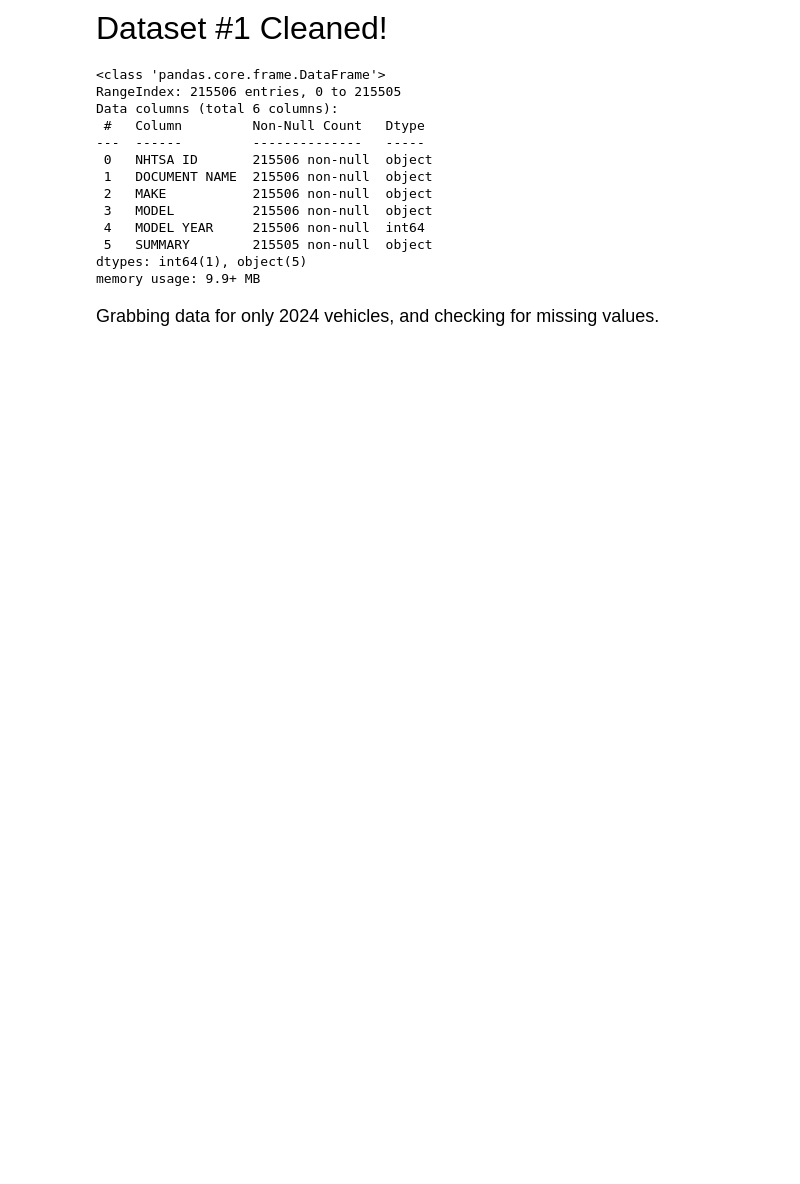
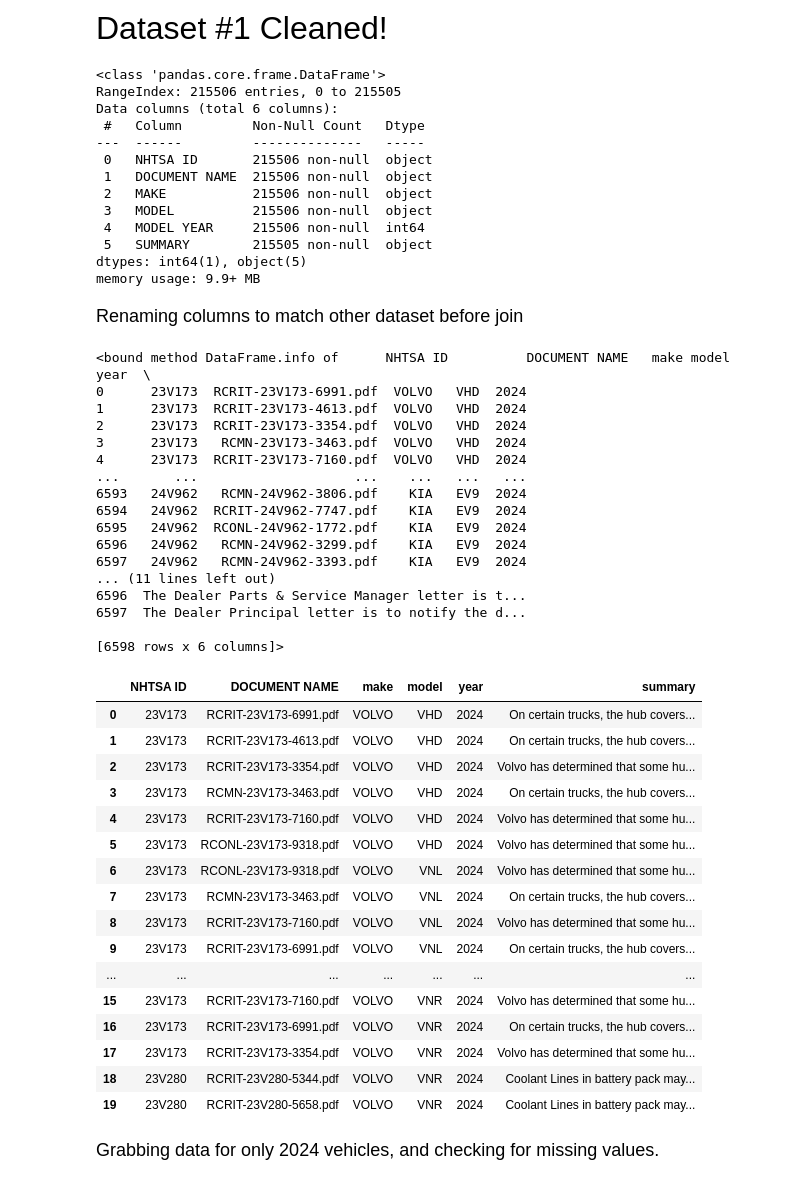
Before and after one commit to ellioc/VehicleRecalls2024, a Jupyter notebook: car_report.ipynb, the cells around one changed output. Cells and saved outputs as stored; diff of their text form; code cells hidden in the pictures; blank space fills up the shorter version.

```diff
--- a/car_report.ipynb
+++ b/car_report.ipynb
@@ -148,6 +135,50 @@ Data columns (total 6 columns):
  5   SUMMARY        215505 non-null  object
 dtypes: int64(1), object(5)
 memory usage: 9.9+ MB
+# %% [markdown]
+<font size = 4> Renaming columns to match other dataset before join
+# %%
+df_rcl.rename(columns={'MODEL YEAR': 'year'}, inplace=True)
+df_rcl.rename(columns={'MAKE': 'make'}, inplace=True)
+df_rcl.rename(columns={'MODEL': 'model'}, inplace=True)
+df_rcl.rename(columns={'SUMMARY': 'summary'}, inplace=True)
+print(df_rcl.info)
+df_rcl.head(20)
+# %% [output]
+<bound method DataFrame.info of      NHTSA ID          DOCUMENT NAME   make model  year  \
+0      23V173  RCRIT-23V173-6991.pdf  VOLVO   VHD  2024
+1      23V173  RCRIT-23V173-4613.pdf  VOLVO   VHD  2024
+2      23V173  RCRIT-23V173-3354.pdf  VOLVO   VHD  2024
+3      23V173   RCMN-23V173-3463.pdf  VOLVO   VHD  2024
+4      23V173  RCRIT-23V173-7160.pdf  VOLVO   VHD  2024
+...       ...                    ...    ...   ...   ...
+6593   24V962   RCMN-24V962-3806.pdf    KIA   EV9  2024
+6594   24V962  RCRIT-24V962-7747.pdf    KIA   EV9  2024
+6595   24V962  RCONL-24V962-1772.pdf    KIA   EV9  2024
+6596   24V962   RCMN-24V962-3299.pdf    KIA   EV9  2024
+6597   24V962   RCMN-24V962-3393.pdf    KIA   EV9  2024
+... (11 lines left out)
+6596  The Dealer Parts & Service Manager letter is t...
+6597  The Dealer Principal letter is to notify the d...
+
+[6598 rows x 6 columns]>
+|  | NHTSA ID | DOCUMENT NAME | make | model | year | summary |
+| 0 | 23V173 | RCRIT-23V173-6991.pdf | VOLVO | VHD | 2024 | On certain trucks, the hub covers... |
+| 1 | 23V173 | RCRIT-23V173-4613.pdf | VOLVO | VHD | 2024 | On certain trucks, the hub covers... |
+| 2 | 23V173 | RCRIT-23V173-3354.pdf | VOLVO | VHD | 2024 | Volvo has determined that some hu... |
+| 3 | 23V173 | RCMN-23V173-3463.pdf | VOLVO | VHD | 2024 | On certain trucks, the hub covers... |
+| 4 | 23V173 | RCRIT-23V173-7160.pdf | VOLVO | VHD | 2024 | Volvo has determined that some hu... |
+| 5 | 23V173 | RCONL-23V173-9318.pdf | VOLVO | VHD | 2024 | Volvo has determined that some hu... |
+| 6 | 23V173 | RCONL-23V173-9318.pdf | VOLVO | VNL | 2024 | Volvo has determined that some hu... |
+| 7 | 23V173 | RCMN-23V173-3463.pdf | VOLVO | VNL | 2024 | On certain trucks, the hub covers... |
+| 8 | 23V173 | RCRIT-23V173-7160.pdf | VOLVO | VNL | 2024 | Volvo has determined that some hu... |
+| 9 | 23V173 | RCRIT-23V173-6991.pdf | VOLVO | VNL | 2024 | On certain trucks, the hub covers... |
+| ... | ... | ... | ... | ... | ... | ... |
+| 15 | 23V173 | RCRIT-23V173-7160.pdf | VOLVO | VNR | 2024 | Volvo has determined that some hu... |
+| 16 | 23V173 | RCRIT-23V173-6991.pdf | VOLVO | VNR | 2024 | On certain trucks, the hub covers... |
+| 17 | 23V173 | RCRIT-23V173-3354.pdf | VOLVO | VNR | 2024 | Volvo has determined that some hu... |
+| 18 | 23V280 | RCRIT-23V280-5344.pdf | VOLVO | VNR | 2024 | Coolant Lines in battery pack may... |
+| 19 | 23V280 | RCRIT-23V280-5658.pdf | VOLVO | VNR | 2024 | Coolant Lines in battery pack may... |
 # %% [markdown]
 <font size="4">Grabbing data for only 2024 vehicles, and checking for missing values.
 # %%
```
Also changed, not shown: parts of 13 cells of this notebook, 4 other files.
